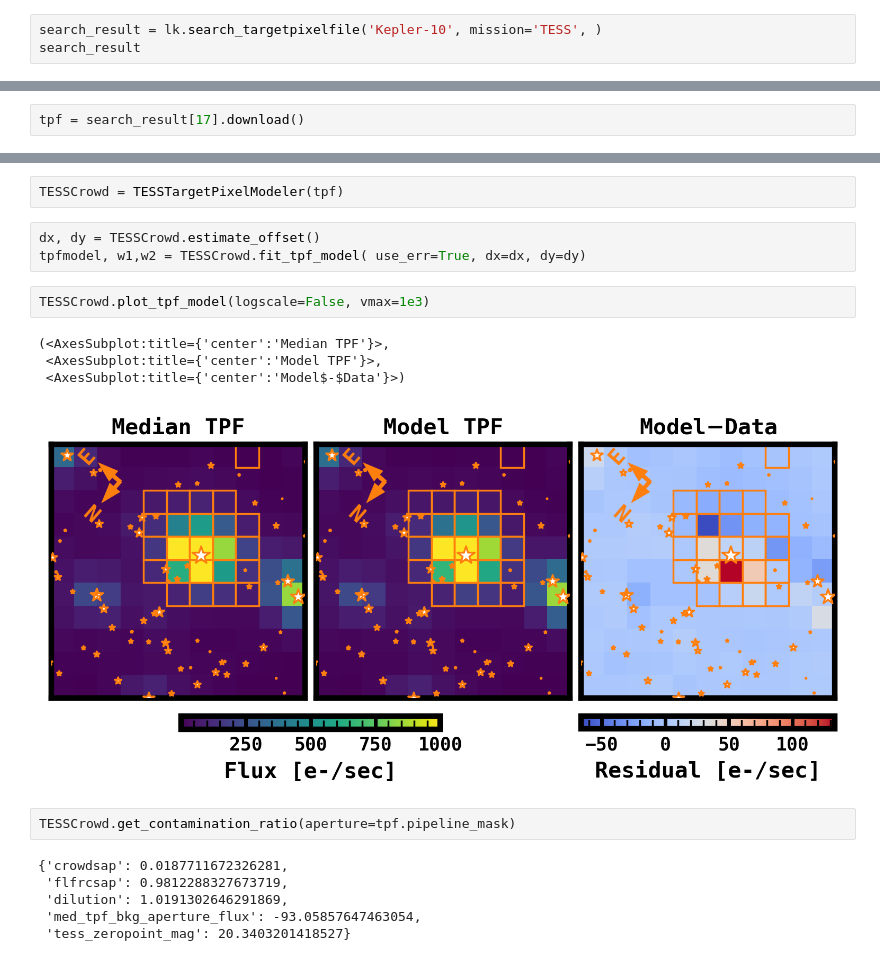
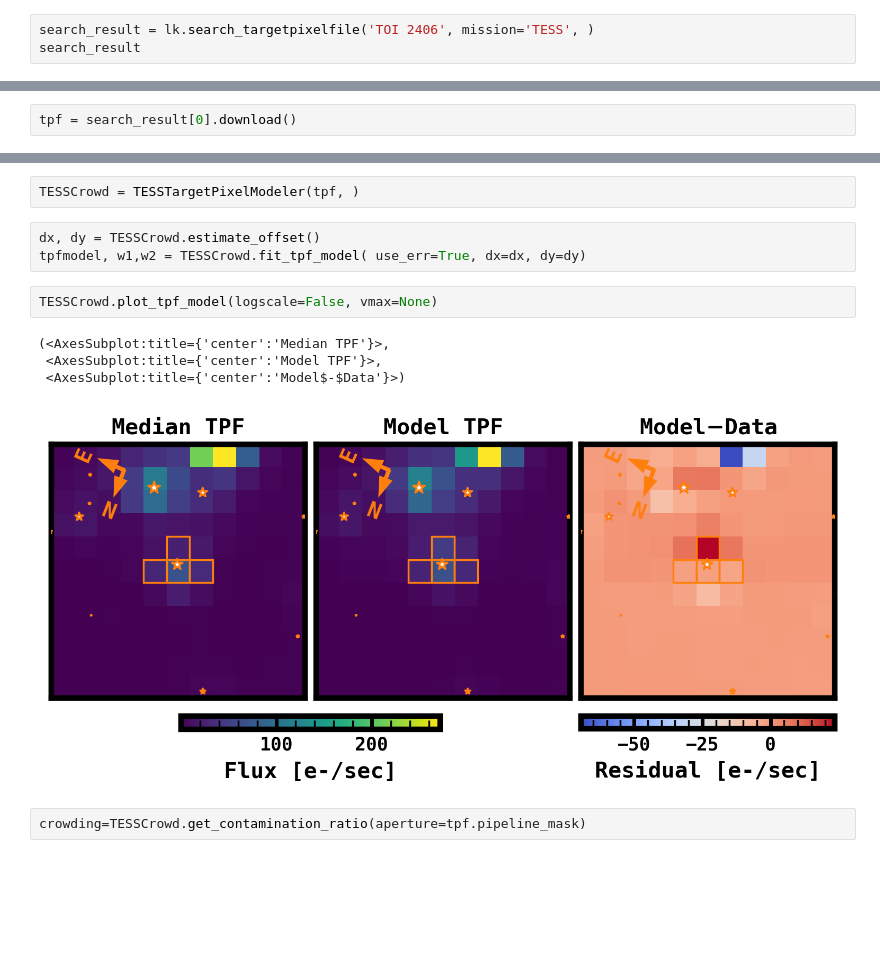
Before and after one commit to robertfwilson/TESSphomo, a Jupyter notebook: notebooks/TESSCroMo_Example.ipynb, the cells around one changed output, grey strips where cells are left out. Cells and saved outputs as stored; diff of their text form; blank space fills up the shorter version.

```diff
--- a/notebooks/TESSCroMo_Example.ipynb
+++ b/notebooks/TESSCroMo_Example.ipynb
@@ -4,6 +6,6 @@ import lightkurve as lk
 # %%
 from TESSCroMo.tesscromo import TESSTargetPixelModeler
 # %%
-search_result = lk.search_targetpixelfile('Kepler-10', mission='TESS', )
+search_result = lk.search_targetpixelfile('TOI 2406', mission='TESS', )
 search_result
 # %% [output]
@@ -28,2 +23,2 @@ Length = 19 rows
 # %%
-tpf = search_result[17].download()
+tpf = search_result[0].download()
@@ -30,21 +27,15 @@ tpf = search_result[17].download()
 # %%
-TESSCrowd = TESSTargetPixelModeler(tpf)
+TESSCrowd = TESSTargetPixelModeler(tpf, )
 # %%
 dx, dy = TESSCrowd.estimate_offset()
 tpfmodel, w1,w2 = TESSCrowd.fit_tpf_model( use_err=True, dx=dx, dy=dy)
 # %%
-TESSCrowd.plot_tpf_model(logscale=False, vmax=1e3)
+TESSCrowd.plot_tpf_model(logscale=False, vmax=None)
 # %% [output]
 (<AxesSubplot:title={'center':'Median TPF'}>,
  <AxesSubplot:title={'center':'Model TPF'}>,
  <AxesSubplot:title={'center':'Model$-$Data'}>)
-[figure, old version]
+[figure, new version]
 # %%
-TESSCrowd.get_contamination_ratio(aperture=tpf.pipeline_mask)
+crowding=TESSCrowd.get_contamination_ratio(aperture=tpf.pipeline_mask)
-# %% [output]
-{'crowdsap': 0.0187711672326281,
- 'flfrcsap': 0.9812288327673719,
- 'dilution': 1.0191302646291869,
- 'med_tpf_bkg_aperture_flux': -93.05857647463054,
- 'tess_zeropoint_mag': 20.3403201418527}
 # %%
```
Also changed, not shown: parts of 11 cells of this notebook, 3 other files.
